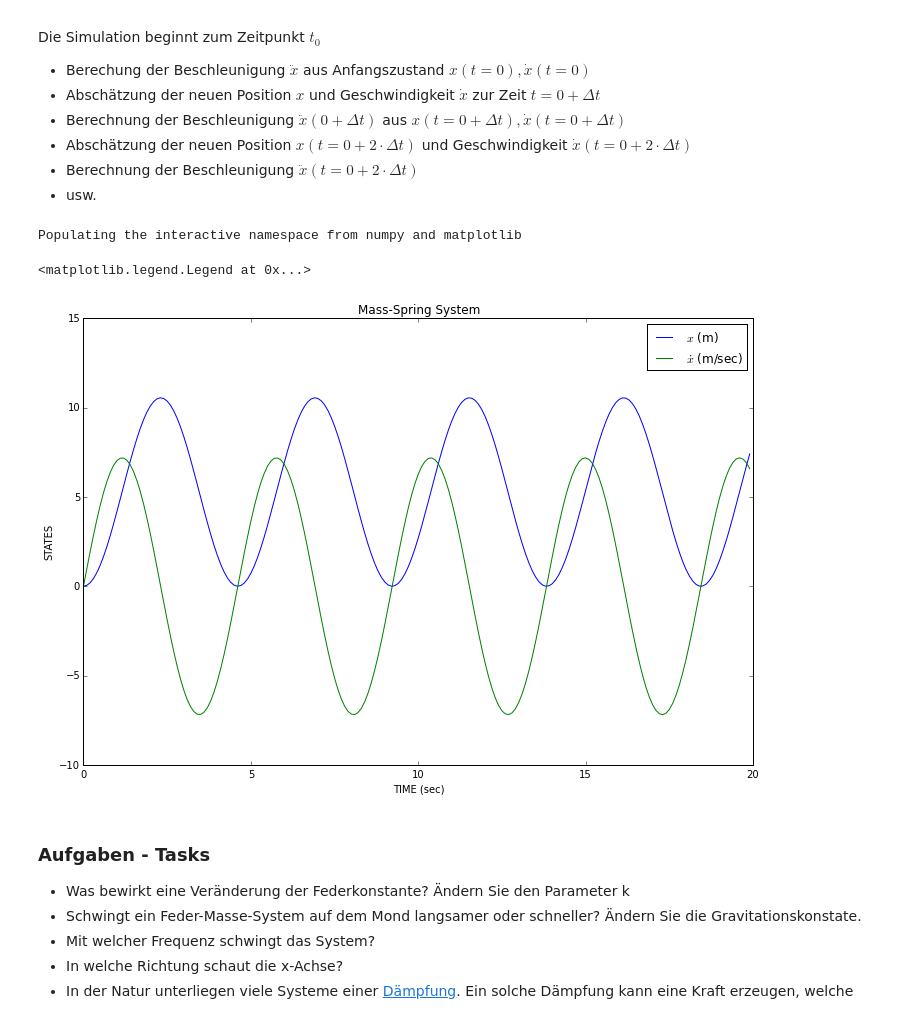
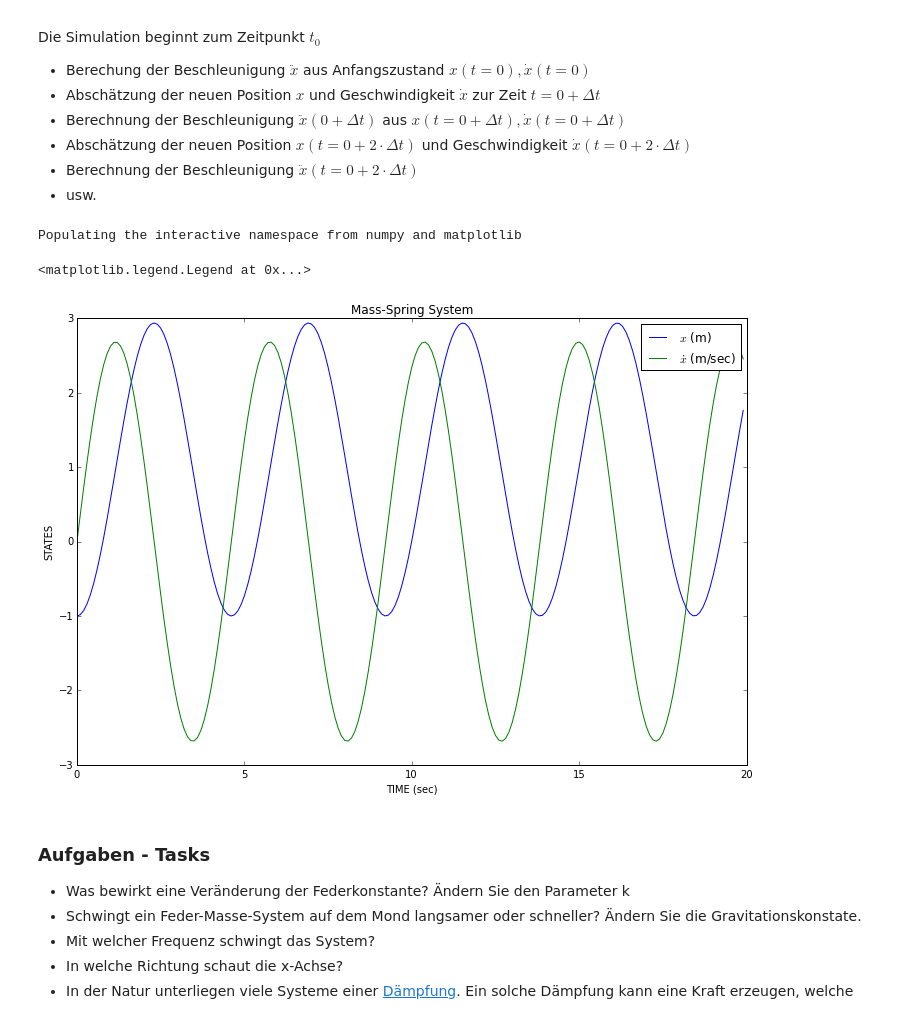
Before and after one commit to mgje/Python-Mathematik-Beispiele, a Jupyter notebook: Python-Notebooks/Modellierung dynamischer Systeme.ipynb, the cells around one changed output. Cells and saved outputs as stored; diff of their text form; code cells hidden in the pictures.

```diff
--- a/Python-Notebooks/Modellierung dynamischer Systeme.ipynb
+++ b/Python-Notebooks/Modellierung dynamischer Systeme.ipynb
@@ -57,7 +57,7 @@ def MassSpring(state,t):
   # these are our constants
   k = 6.5 # Newtons per metre
   m = 3.5 # Kilograms
-  g = 9.8 # metres per second
+  g =1.8 # metres per second 2
   # b = 2.0 # damping
 
   # compute acceleration xdd
@@ -82,23 +82,23 @@ Die Simulation beginnt zum Zeitpunkt $t_0$
 # %%
 %pylab inline
 
 from scipy.integrate import odeint
 
-state0 = [0, 0.0]
+state0 = [-1.0, 0.0]
 t = arange(0.0, 20.0, 0.1)
 
 state = odeint(MassSpring, state0, t)
 
 fig = figure(figsize=(12,8))
 plot(t, state)
 xlabel('TIME (sec)')
 ylabel('STATES')
 title('Mass-Spring System')
 legend(('$x$ (m)', '$\dot{x}$ (m/sec)'))
 # %% [output]
 Populating the interactive namespace from numpy and matplotlib
 <matplotlib.legend.Legend at 0x...>
-[figure, old version]
+[figure, new version]
 # %% [markdown]
 ### Aufgaben - Tasks
 
```
Also changed, not shown: 4 other files.
